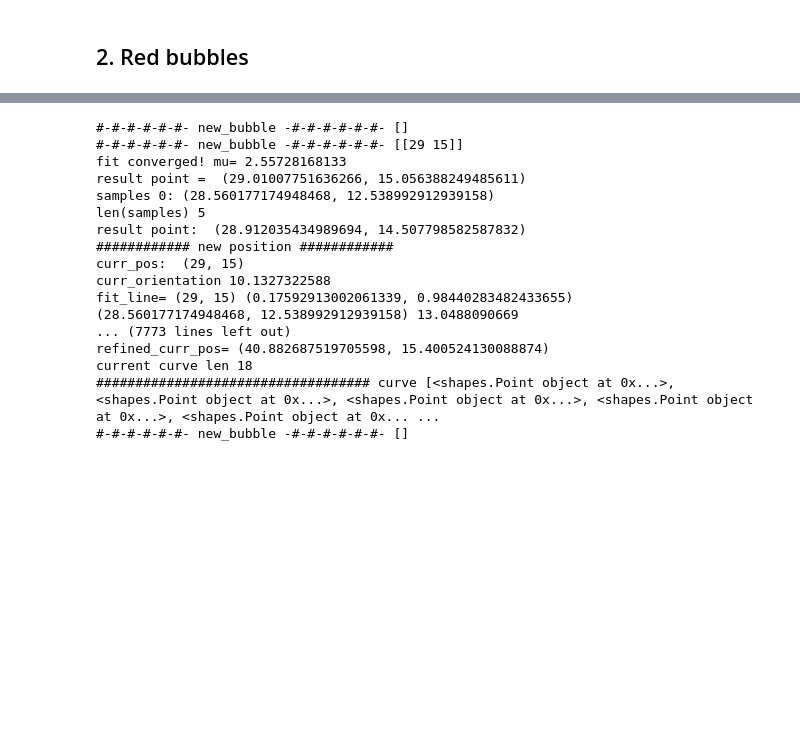
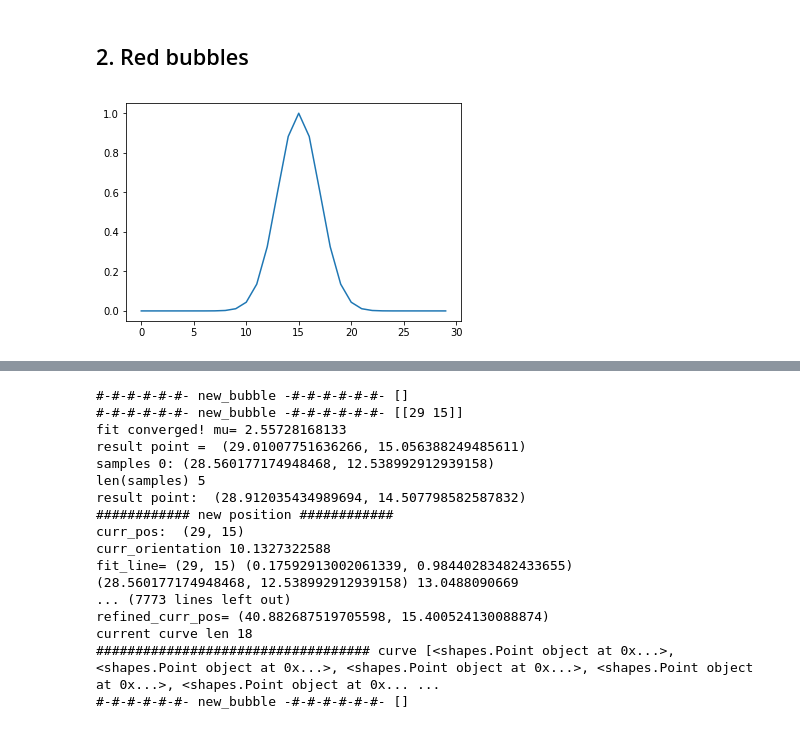
Before and after one commit to zazizizou/gradient_ansatz, a Jupyter notebook: radius_calibration.ipynb, the cells around one changed output, grey strips where cells are left out. Saved outputs shown, nothing was run; the diff lists cells and outputs as text; code cells hidden in the pictures; blank space fills up the shorter version.

Commit message:
graphs python

```diff
--- a/radius_calibration.ipynb
+++ b/radius_calibration.ipynb
@@ -332,3 +337,10 @@ plt.plot(gaussian_filter1d(debug_signals[-1], 2))
+# %%
+plt.figure()
+x = np.arange(0,30, 1)
+plt.plot(x, gauss(x, a=1, mu=15, sigma=2))
+plt.savefig("../thesis/graphs/gauss_sigma_2.png")
+# %% [output]
+[figure, added]
 # %%
 smooth_mask = gen_smooth_mask(shape=(31,31), sigma=[2,2])
 # %%
```
Also changed, not shown: parts of 5 cells of this notebook, 4 other files.
